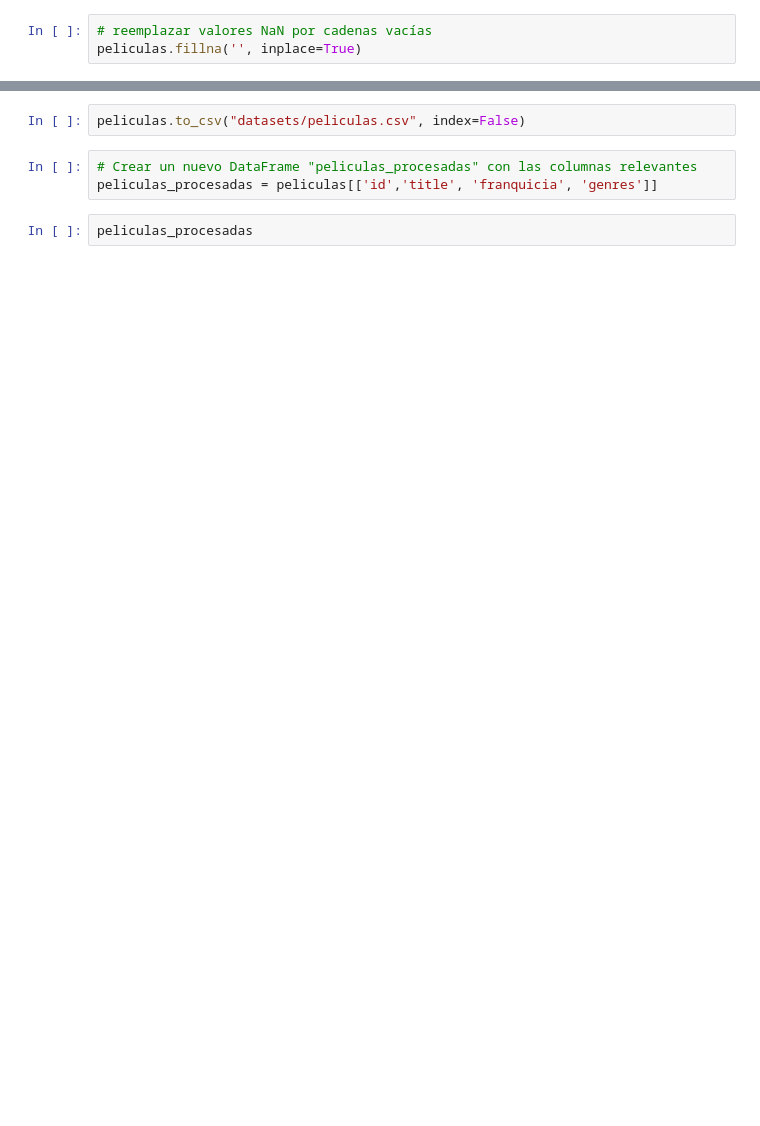
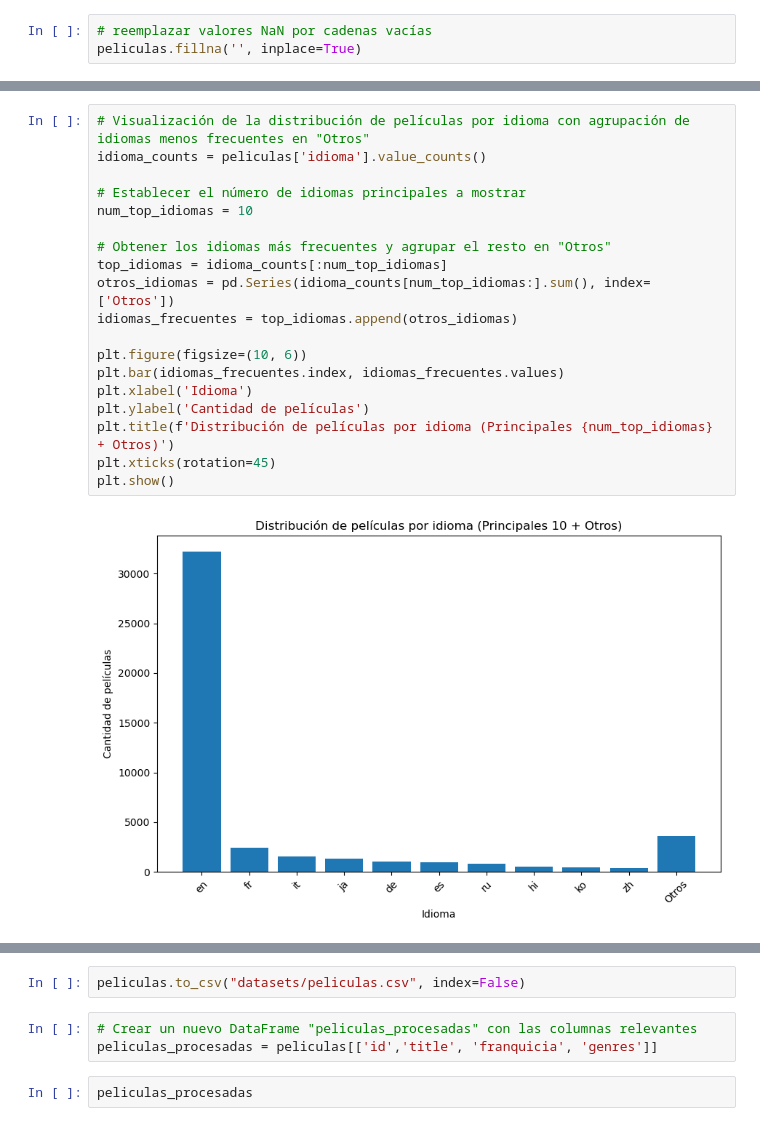
Before and after one commit to smlopez30/Proyecto-individual-Parte-1, a Jupyter notebook: DataEingenier.ipynb, the cells around one changed output, grey strips where cells are left out. Saved outputs shown, nothing was run; the diff lists cells and outputs as text; blank space fills up the shorter version.

```diff
--- a/DataEingenier.ipynb
+++ b/DataEingenier.ipynb
@@ -384,0 +332,21 @@ Name: combined_features, Length: 45345, dtype: object
+# %%
+# Visualización de la distribución de películas por idioma con agrupación de idiomas menos frecuentes en "Otros"
+idioma_counts = peliculas['idioma'].value_counts()
+
+# Establecer el número de idiomas principales a mostrar
+num_top_idiomas = 10
+
+# Obtener los idiomas más frecuentes y agrupar el resto en "Otros"
+top_idiomas = idioma_counts[:num_top_idiomas]
+otros_idiomas = pd.Series(idioma_counts[num_top_idiomas:].sum(), index=['Otros'])
+idiomas_frecuentes = top_idiomas.append(otros_idiomas)
+
+plt.figure(figsize=(10, 6))
+plt.bar(idiomas_frecuentes.index, idiomas_frecuentes.values)
+plt.xlabel('Idioma')
+plt.ylabel('Cantidad de películas')
+plt.title(f'Distribución de películas por idioma (Principales {num_top_idiomas} + Otros)')
+plt.xticks(rotation=45)
+plt.show()
+# %% [output]
+[figure, added]
```
Also changed, not shown: parts of 20 cells of this notebook, 1 other file.
